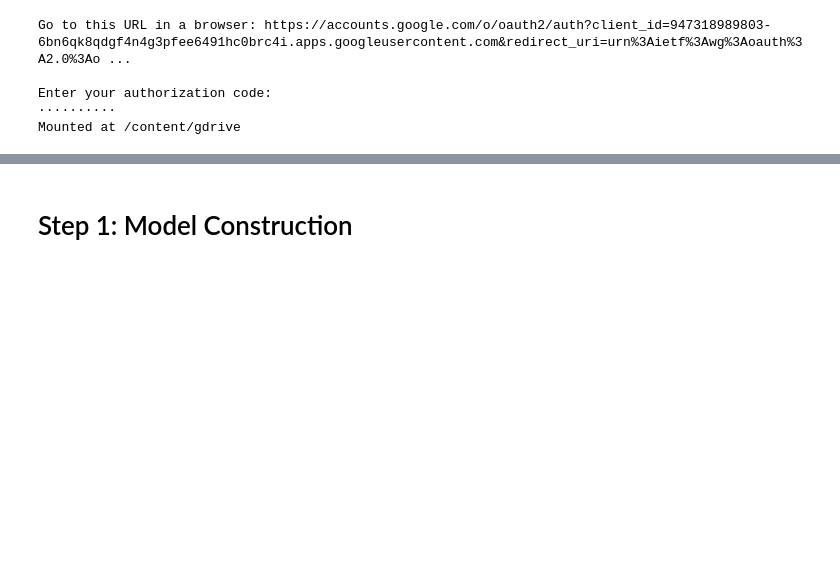
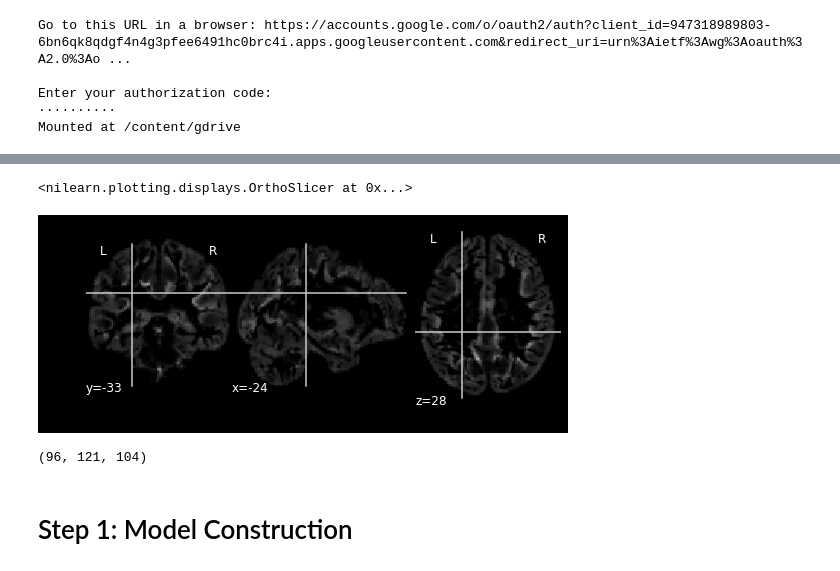
Before and after one commit to saigerutherford/anatomically_defined_CNNs, a Jupyter notebook: notebooks/CMI_T1w_age_predict.ipynb, the cells around one changed output, grey strips where cells are left out. Cells and saved outputs as stored; diff of their text form; code cells hidden in the pictures; blank space fills up the shorter version.

```diff
--- a/notebooks/CMI_T1w_age_predict.ipynb
+++ b/notebooks/CMI_T1w_age_predict.ipynb
@@ -80,3 +103,3 @@ cd tissue_masks/
 # %%
 #load .nii, view dim, view images, crop
-images = nilearn.image.load_img('sub-NDARZY101JNB*.nii')
+image = nilearn.image.load_img('*_GMprobmask.nii')
@@ -89,2 +112,2 @@ plotting.plot_anat(images.get_data[0])
 # %%
-crop_image = nilearn.image.crop_img(images[0], rtol=1e-08, copy=True)
+crop_image = nilearn.image.crop_img(image[0], rtol=1e-08, copy=True)
@@ -95,2 +114,7 @@ crop_image = nilearn.image.crop_img(images[0], rtol=1e-08, copy=True)
+# %%
+plotting.plot_anat(crop_image)
+# %% [output]
+<nilearn.plotting.displays.OrthoSlicer at 0x...>
+[figure, added]
 # %%
 #convert image data to numpy arrays
@@ -98,3 +122,7 @@ images_npy = crop_images.get_data()
+# %%
+image_npy.shape
+# %% [output]
+(96, 121, 104)
 # %%
 # Divide data into train/test sets
 X_train, X_test, y_train, y_test = train_test_split(images_npy, age_all, test_size=0.2, random_state=42)
```
Also changed, not shown: parts of 22 cells of this notebook.
